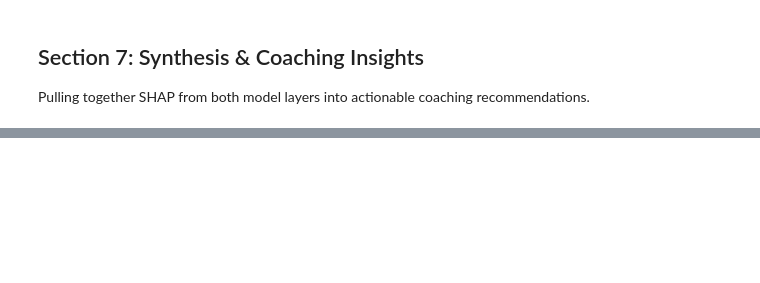
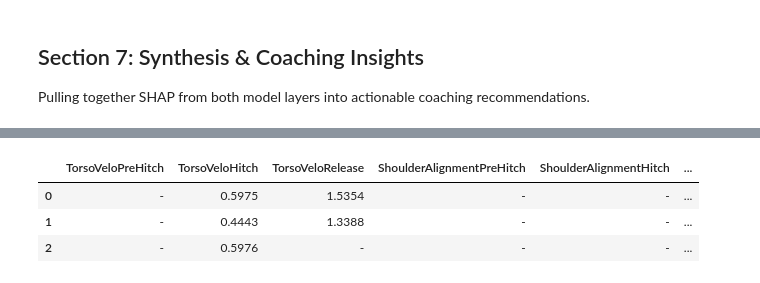
Before and after one commit to shahilpatel/P3_capstone_2026, a Jupyter notebook: shap_explainability/shap_analysis.ipynb, the cells around one changed output, grey strips where cells are left out. Drawn from its saved outputs; the diff is of its cells as text; code cells hidden in the pictures; blank space fills up the shorter version.

```diff
--- a/shap_explainability/shap_analysis.ipynb
+++ b/shap_explainability/shap_analysis.ipynb
@@ -558,0 +962,85 @@ print('\nExample chain: ankle ROM -> Initial Ball Velocity -> reduced miss dista
+# %%
+# ── Section 8.4 ── Counterfactual Scenarios — DiCE for top priority targets
+#
+# DiCE finds the *minimal* biomechanical changes to push predicted ball flight
+# into the top-25% range. Three safeguards prevent unreasonable recommendations:
+#   1. permitted_range  — constrains each feature to its 5th–95th pctile in training data
+#   2. gap > RMSE check — only targets where the gap is statistically real (Section 8.2)
+#   3. In-range filter  — extract_cf_recs() (coaching cell) rejects any value still outside bounds
+
+MAX_CF_TARGETS  = 3   # run DiCE for at most this many weak metrics
+
+cf_results          = {}   # target → DiCE result object or None
+permitted_range_all = {}   # target → {feat: [lo, hi]}
+cf_top_feats        = {}   # target → list of top-SHAP features used
+
+if not weak_targets:
+    print("No priority targets — DiCE analysis skipped.")
+else:
+    for wt in weak_targets[:MAX_CF_TARGETS]:
+        target    = wt['target']
+        X_clean_t = X_per_target[target]
+        y_clean_t = y_per_target[target]
+        model_t   = models[target]
+
+        # Top 10 SHAP features for this specific target (from global Section 3 computation)
+        sv_all    = shap_values_dict[target]
+        X_samp    = shap_samples_dict[target]
+        mean_abs  = pd.Series(np.abs(sv_all).mean(axis=0), index=X_samp.columns)
+        top_feats = [f for f in mean_abs.nlargest(10).index if f in X_clean_t.columns]
+        cf_top_feats[target] = top_feats
+
+        # Per-target permitted range: 5th–95th pctile of each feature in training data.
+        # Without this, DiCE's random sampling can propose extreme outlier values
+        # (e.g. a 400% increase in torso velocity) that are physically impossible.
+        perm_range = {
+            feat: [float(X_clean_t[feat].quantile(0.05)), float(X_clean_t[feat].quantile(0.95))]
+            for feat in top_feats if feat in X_clean_t.columns
+        }
+        permitted_range_all[target] = perm_range
+
+        target_min_cf = wt['d_p75']
+        target_max_cf = float(y_clean_t.quantile(0.99))
+
+        query_t = wt['X_player'].median().to_frame().T
+
+        print(f"{'─'*64}")
+        print(f"DiCE: {target}")
+        print(f"  Current: {wt['pred']:.3f}  →  Goal: ≥ {target_min_cf:.3f}"
+              f"  (gap: {wt['gap']:.3f},  RMSE: {wt['rmse']:.3f},  ratio: {wt['ratio']:.2f}×)")
+        print(f"  Features searched: {len(top_feats)}")
+        print(f"  All suggestions constrained to 5th–95th pctile of training data.\n")
+
+        dice_df = (
+            pd.concat([X_clean_t, y_clean_t], axis=1)
+            .dropna()
+            .sample(min(2000, len(X_clean_t)), random_state=42)
+            .reset_index(drop=True)
+        )
+
+        d_dice   = dice_ml.Data(
+            dataframe=dice_df,
+            continuous_features=list(X_clean_t.columns),
+            outcome_name=target
+        )
+        m_dice   = dice_ml.Model(model=model_t, backend='sklearn', model_type='regressor')
+        exp_dice = dice_ml.Dice(d_dice, m_dice, method='random')
+
+        try:
+            cf_t = exp_dice.generate_counterfactuals(
+                query_instances=query_t,
+                total_CFs=3,
+                desired_range=[target_min_cf, target_max_cf],
+                features_to_vary=top_feats,
+                permitted_range=perm_range,
+                random_seed=42
+            )
+            cf_results[target] = cf_t
+            print("Each row shows one possible set of biomechanical adjustments (only changed features shown):\n")
+            cf_t.visualize_as_dataframe(show_only_changes=True)
+            print()
+        except Exception as e:
+            print(f"  DiCE could not find valid counterfactuals within the permitted range: {e}")
+            print(f"  SHAP-based recommendations will still appear in the coaching report.\n")
+            cf_results[target] = None
+# %% [output]
@@ -558,0 +1059,4 @@ print('\nExample chain: ankle ROM -> Initial Ball Velocity -> reduced miss dista
+|  | TorsoVeloPreHitch | TorsoVeloHitch | TorsoVeloRelease | ShoulderAlignmentPreHitch | ShoulderAlignmentHitch | ... |
+| 0 | - | 0.5975 | 1.5354 | - | - | ... |
+| 1 | - | 0.4443 | 1.3388 | - | - | ... |
+| 2 | - | 0.5976 | - | - | - | ... |
```
Also changed, not shown: parts of 26 cells of this notebook.
